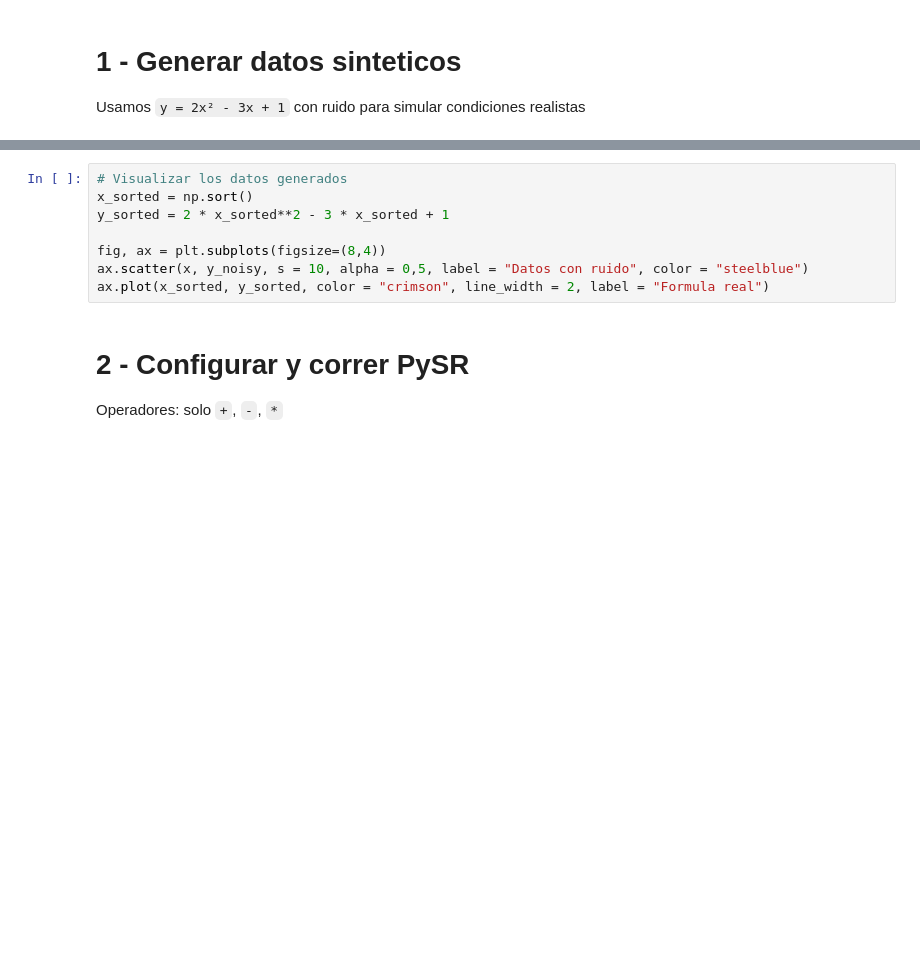
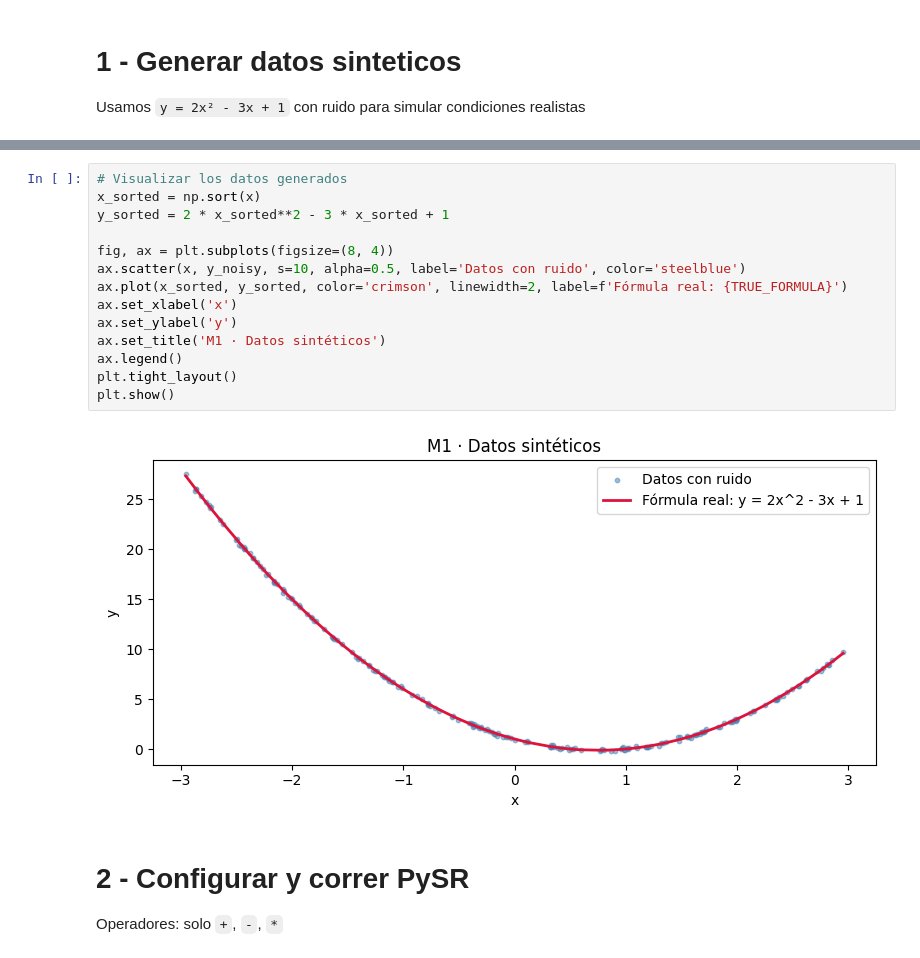
Before and after one commit to RobertoSan04/investigacion-verano-2026, a Jupyter notebook: 02_notebooks/M1_poc_synthetic.ipynb, the cells around one changed output, grey strips where cells are left out. Saved outputs shown, nothing was run; the diff lists cells and outputs as text; blank space fills up the shorter version.

```diff
--- a/02_notebooks/M1_poc_synthetic.ipynb
+++ b/02_notebooks/M1_poc_synthetic.ipynb
@@ -45,11 +49,19 @@ print(f"y: min = {y_noisy.min():.2f}, max = {y_noisy.max():.2f}, mean = {y_noisy
 # %%
 # Visualizar los datos generados
-x_sorted = np.sort()
+x_sorted = np.sort(x)
 y_sorted = 2 * x_sorted**2 - 3 * x_sorted + 1
 
-fig, ax = plt.subplots(figsize=(8,4))
-ax.scatter(x, y_noisy, s = 10, alpha = 0,5, label = "Datos con ruido", color = "steelblue")
-ax.plot(x_sorted, y_sorted, color = "crimson", line_width = 2, label = "Formula real")
+fig, ax = plt.subplots(figsize=(8, 4))
+ax.scatter(x, y_noisy, s=10, alpha=0.5, label='Datos con ruido', color='steelblue')
+ax.plot(x_sorted, y_sorted, color='crimson', linewidth=2, label=f'Fórmula real: {TRUE_FORMULA}')
+ax.set_xlabel('x')
+ax.set_ylabel('y')
+ax.set_title('M1 · Datos sintéticos')
+ax.legend()
+plt.tight_layout()
+plt.show()
+# %% [output]
+[figure, added]
 # %% [markdown]
 # 2 - Configurar y correr PySR
 Operadores: solo `+`, `-`, `*`
```
Also changed, not shown: parts of 8 cells of this notebook, 5 other files.
